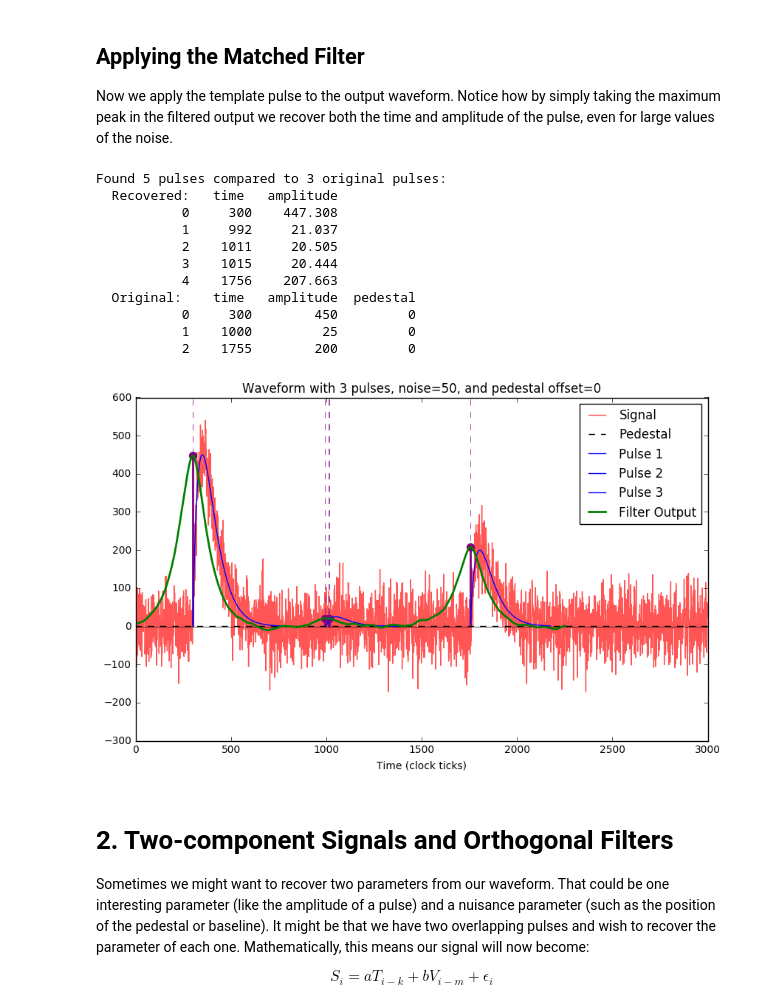
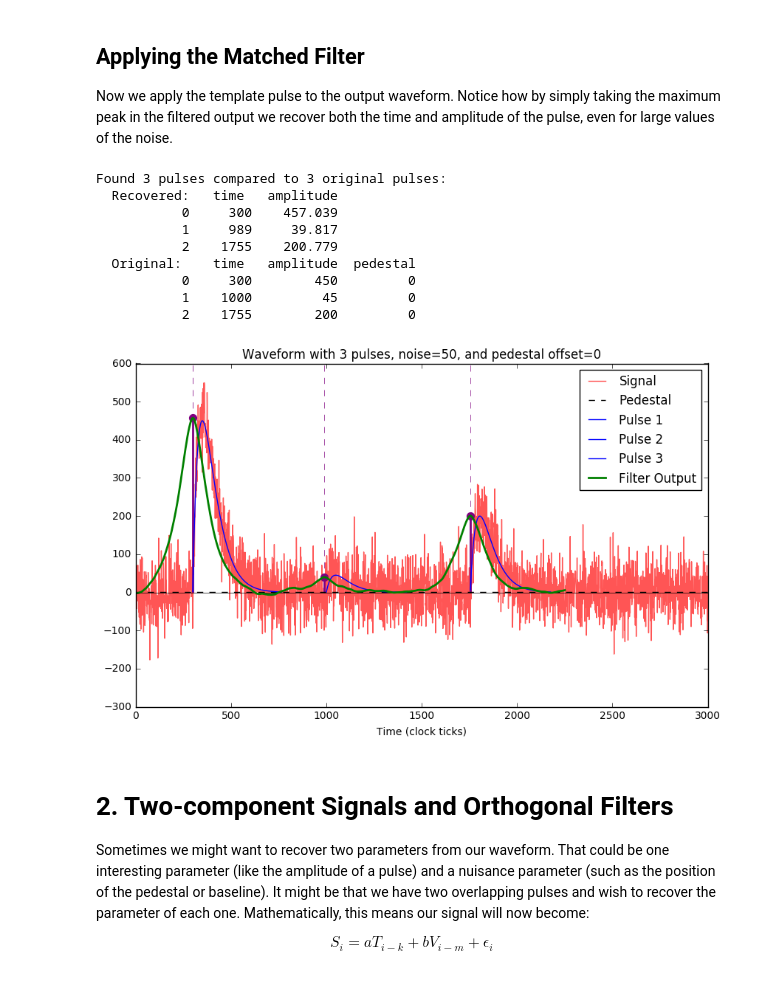
Before and after one commit to benkrikler/matchedPileup, a Jupyter notebook: Fun with Filters.ipynb, the cells around one changed output. Saved outputs shown, nothing was run; the diff lists cells and outputs as text; code cells hidden in the pictures.

```diff
--- a/Fun with Filters.ipynb
+++ b/Fun with Filters.ipynb
@@ -247,32 +238,30 @@ def plot_peaks(peaks,heights,colour="purple",label=None,zorder=1):
 # %%
 def demo_matched_filter(pulse_list,pulse_tpl,noise,pedestal=0,peak_threshold=None):
     if not peak_threshold: peak_threshold=noise*1.5+pedestal*1.5
     wf=Waveform(pulse_list,noise=noise,shaping_time=shaping_time,length=3000,pedestal=pedestal)
     matched=matched_filter(wf,pulse_tpl)
     peaks=find_peaks(matched,peak_threshold)
 
     wf.plot_all()
     plt.plot(wf.x[:len(matched)],matched,label="Filter Output",color="green",lw=2)
     plot_peaks(peaks,matched)
     plt.legend()
     wf.compare(peaks,[matched],"amplitude")
 
 # Make a test waveform and run the 'matched filter' with the basic template
-pulse_list=np.array([[300,450],[1000,25],[1755,200]])
+pulse_list=np.array([[300,450],[1000,45],[1755,200]])
 demo_matched_filter(pulse_list,template,noise=50,peak_threshold=20)
 # %% [output]
-Found 5 pulses compared to 3 original pulses:
+Found 3 pulses compared to 3 original pulses:
   Recovered:   time   amplitude
-           0     300    447.308
-           1     992     21.037
-           2    1011     20.505
-           3    1015     20.444
-           4    1756    207.663
+           0     300    457.039
+           1     989     39.817
+           2    1755    200.779
   Original:    time   amplitude  pedestal
            0     300        450         0
-           1    1000         25         0
+           1    1000         45         0
            2    1755        200         0
-[figure, old version]
+[figure, new version]
 # %% [markdown]
 # 2. Two-component Signals and Orthogonal Filters
 Sometimes we might want to recover two parameters from our waveform.
```
Also changed, not shown: parts of 9 cells of this notebook.
